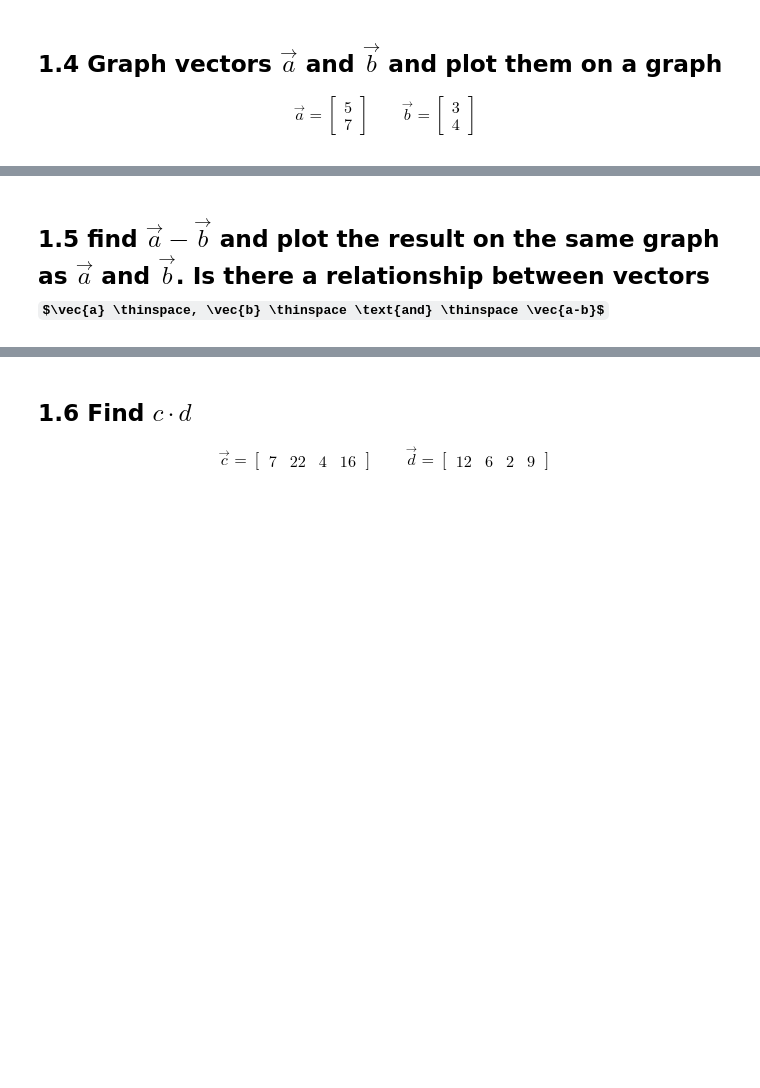
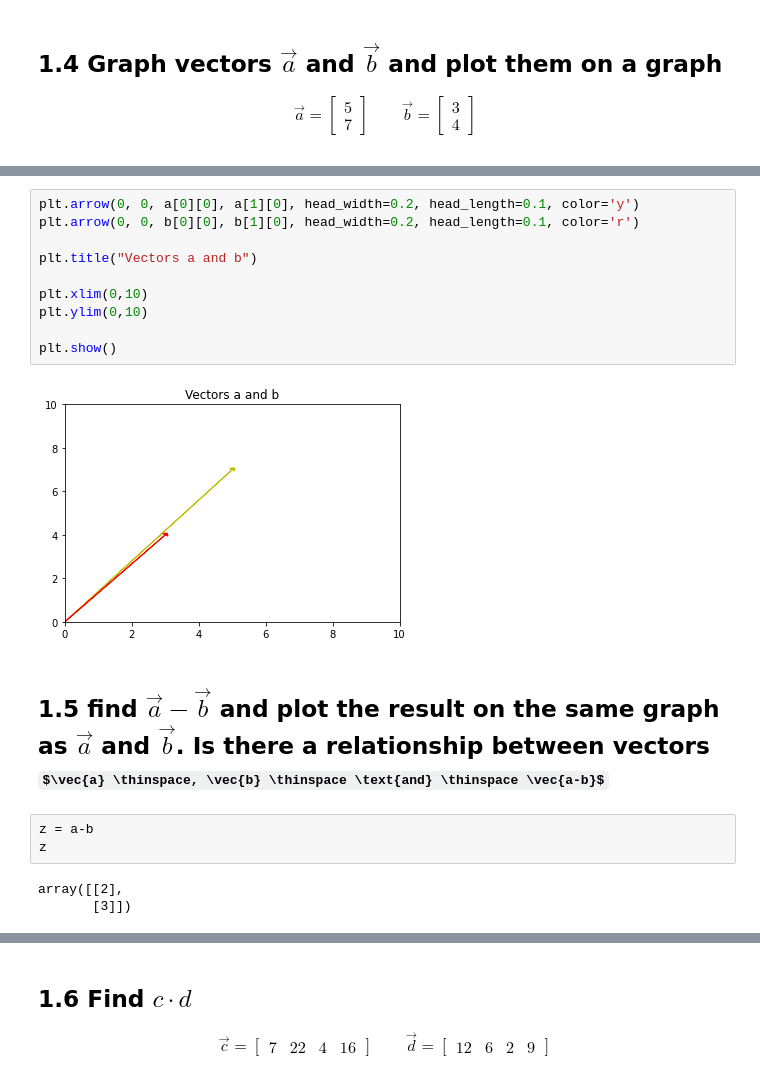
Before and after one commit to bloominstituteoftechnology/DS-Unit-1-Sprint-3-Linear-Algebra, a Jupyter notebook: module1-vectors-and-matrices/LS_DS_131_Vectors_and_Matrices_Assignment.ipynb, the cells around one changed output, grey strips where cells are left out. Cells and saved outputs as stored; diff of their text form; some formulas as TeX source; blank space fills up the shorter version.

```diff
--- a/module1-vectors-and-matrices/LS_DS_131_Vectors_and_Matrices_Assignment.ipynb
+++ b/module1-vectors-and-matrices/LS_DS_131_Vectors_and_Matrices_Assignment.ipynb
@@ -26,2 +96,20 @@ print(pi)
+# %%
+plt.arrow(0, 0, a[0][0], a[1][0], head_width=0.2, head_length=0.1, color='y')
+plt.arrow(0, 0, b[0][0], b[1][0], head_width=0.2, head_length=0.1, color='r')
+
+plt.title("Vectors a and b")
+
+plt.xlim(0,10)
+plt.ylim(0,10)
+
+plt.show()
+# %% [output]
+[figure, added]
 # %% [markdown]
 ## 1.5 find $\vec{a} - \vec{b}$ and plot the result on the same graph as $\vec{a}$ and $\vec{b}$. Is there a relationship between vectors $\vec{a} \thinspace, \vec{b} \thinspace \text{and} \thinspace \vec{a-b}$
+# %%
+z = a-b
+z
+# %% [output]
+array([[2],
+       [3]])
```
Also changed, not shown: parts of 25 cells of this notebook.
